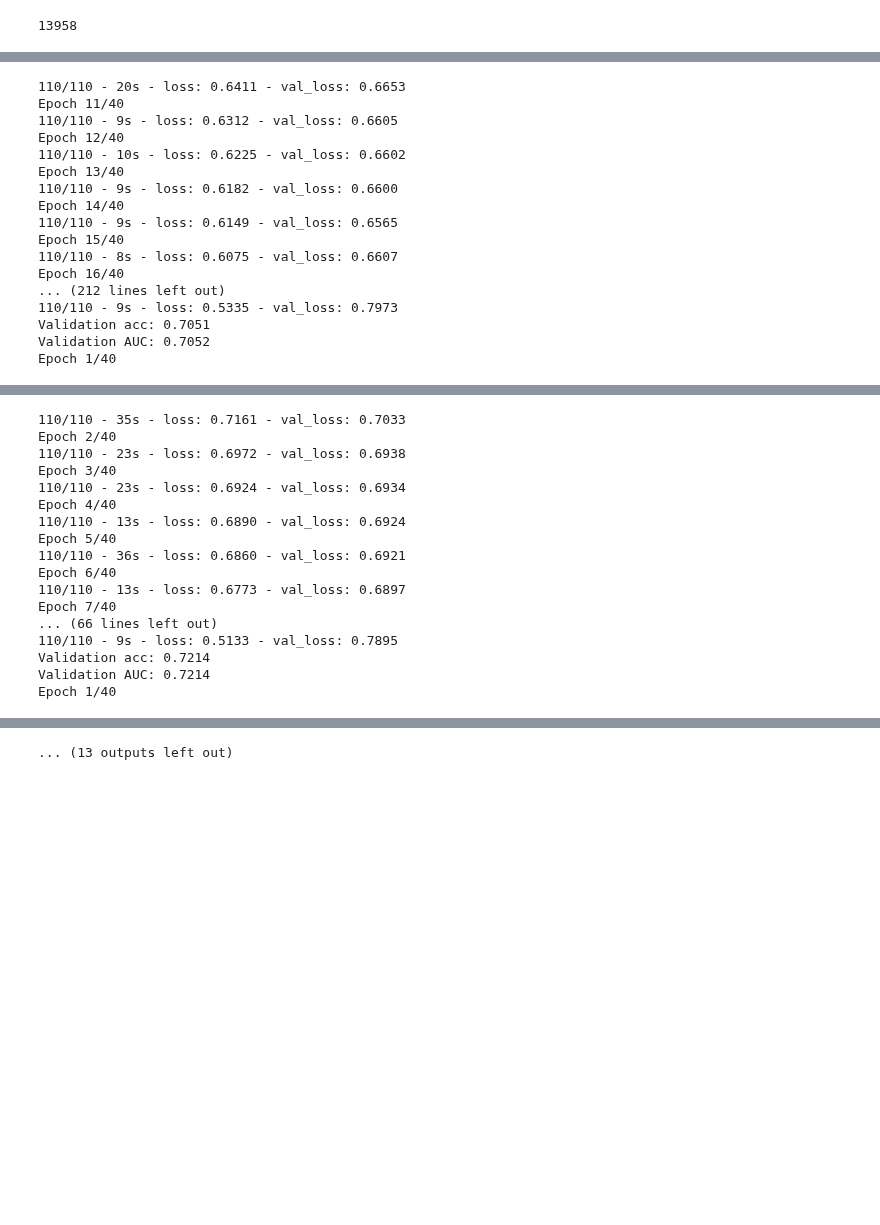
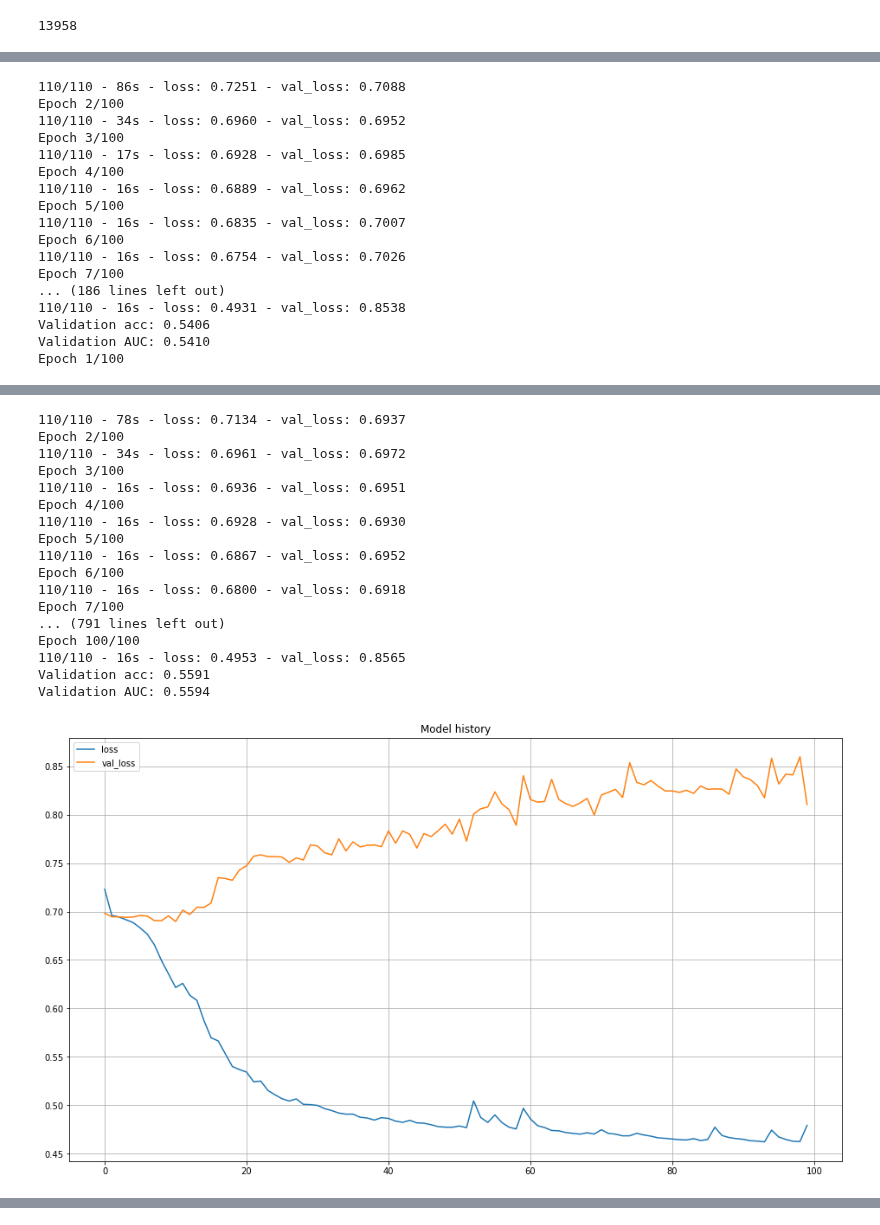
Before and after one commit to Jectrianama/GCCE_TEST, a Jupyter notebook: ROD/catvsdog-rodrigues-cnn-dic2022.ipynb, the cells around one changed output, grey strips where cells are left out. Drawn from its saved outputs; the diff is of its cells as text; code cells hidden in the pictures; blank space fills up the shorter version.

```diff
--- a/ROD/catvsdog-rodrigues-cnn-dic2022.ipynb
+++ b/ROD/catvsdog-rodrigues-cnn-dic2022.ipynb
@@ -280,10 +280,10 @@ def build_base_model():
     base_model.add(Conv2D(32, (3, 3), input_shape=(150, 150, 3)))
     base_model.add(Activation('relu'))
     base_model.add(BatchNormalization())
-    base_model.add(MaxPooling2D(pool_size=(2, 2)))
+    #base_model.add(MaxPooling2D(pool_size=(2, 2)))
    # base_model.add(Dropout(0.2))
 
-    base_model.add(BatchNormalization())
+    #base_model.add(BatchNormalization())
     base_model.add(Conv2D(32, (3, 3)))
     base_model.add(Activation('relu'))
     base_model.add(BatchNormalization())
@@ -295,10 +295,10 @@ def build_base_model():
     base_model.add(Conv2D(64, (3, 3)))
     base_model.add(Activation('relu'))
     base_model.add(BatchNormalization())
-    base_model.add(MaxPooling2D(pool_size=(2, 2)))
+  #  base_model.add(MaxPooling2D(pool_size=(2, 2)))
    # base_model.add(Dropout(0.2))
 
-    base_model.add(BatchNormalization())
+  #  base_model.add(BatchNormalization())
     base_model.add(Conv2D(64, (3, 3)))
     base_model.add(Activation('relu'))
     base_model.add(BatchNormalization())
@@ -354,6 +354,6 @@ array([[[[8.69281068e-02, 9.73856226e-02, 7.05882385e-02],
 # %%
 NUM_RUNS = 10
-N_EPOCHS = 40
+N_EPOCHS = 100
 N_ANNOT = 5
 K= 2
 AUC= np.zeros(NUM_RUNS)
@@ -435,17 +435,17 @@ Epoch 10/40
-110/110 - 20s - loss: 0.6411 - val_loss: 0.6653
-Epoch 11/40
-110/110 - 9s - loss: 0.6312 - val_loss: 0.6605
-Epoch 12/40
-110/110 - 10s - loss: 0.6225 - val_loss: 0.6602
-Epoch 13/40
-110/110 - 9s - loss: 0.6182 - val_loss: 0.6600
-Epoch 14/40
-110/110 - 9s - loss: 0.6149 - val_loss: 0.6565
-Epoch 15/40
-110/110 - 8s - loss: 0.6075 - val_loss: 0.6607
-Epoch 16/40
-... (212 lines left out)
-110/110 - 9s - loss: 0.5335 - val_loss: 0.7973
-Validation acc: 0.7051
-Validation AUC: 0.7052
-Epoch 1/40
+110/110 - 86s - loss: 0.7251 - val_loss: 0.7088
+Epoch 2/100
+110/110 - 34s - loss: 0.6960 - val_loss: 0.6952
+Epoch 3/100
+110/110 - 17s - loss: 0.6928 - val_loss: 0.6985
+Epoch 4/100
+110/110 - 16s - loss: 0.6889 - val_loss: 0.6962
+Epoch 5/100
+110/110 - 16s - loss: 0.6835 - val_loss: 0.7007
+Epoch 6/100
+110/110 - 16s - loss: 0.6754 - val_loss: 0.7026
+Epoch 7/100
+... (186 lines left out)
+110/110 - 16s - loss: 0.4931 - val_loss: 0.8538
+Validation acc: 0.5406
+Validation AUC: 0.5410
+Epoch 1/100
@@ -454,17 +454,18 @@ Epoch 1/40
-110/110 - 35s - loss: 0.7161 - val_loss: 0.7033
-Epoch 2/40
-110/110 - 23s - loss: 0.6972 - val_loss: 0.6938
-Epoch 3/40
-110/110 - 23s - loss: 0.6924 - val_loss: 0.6934
-Epoch 4/40
-110/110 - 13s - loss: 0.6890 - val_loss: 0.6924
-Epoch 5/40
-110/110 - 36s - loss: 0.6860 - val_loss: 0.6921
-Epoch 6/40
-110/110 - 13s - loss: 0.6773 - val_loss: 0.6897
-Epoch 7/40
-... (66 lines left out)
-110/110 - 9s - loss: 0.5133 - val_loss: 0.7895
-Validation acc: 0.7214
-Validation AUC: 0.7214
-Epoch 1/40
+110/110 - 78s - loss: 0.7134 - val_loss: 0.6937
+Epoch 2/100
+110/110 - 34s - loss: 0.6961 - val_loss: 0.6972
+Epoch 3/100
+110/110 - 16s - loss: 0.6936 - val_loss: 0.6951
+Epoch 4/100
+110/110 - 16s - loss: 0.6928 - val_loss: 0.6930
+Epoch 5/100
+110/110 - 16s - loss: 0.6867 - val_loss: 0.6952
+Epoch 6/100
+110/110 - 16s - loss: 0.6800 - val_loss: 0.6918
+Epoch 7/100
+... (791 lines left out)
+Epoch 100/100
+110/110 - 16s - loss: 0.4953 - val_loss: 0.8565
+Validation acc: 0.5591
+Validation AUC: 0.5594
+[figure, added]
@@ -511,4 +477,3 @@ Epoch 1/40
-... (13 outputs left out)
 # %%
 res
 # %% [output]
```
Also changed, not shown: parts of 8 cells of this notebook.
